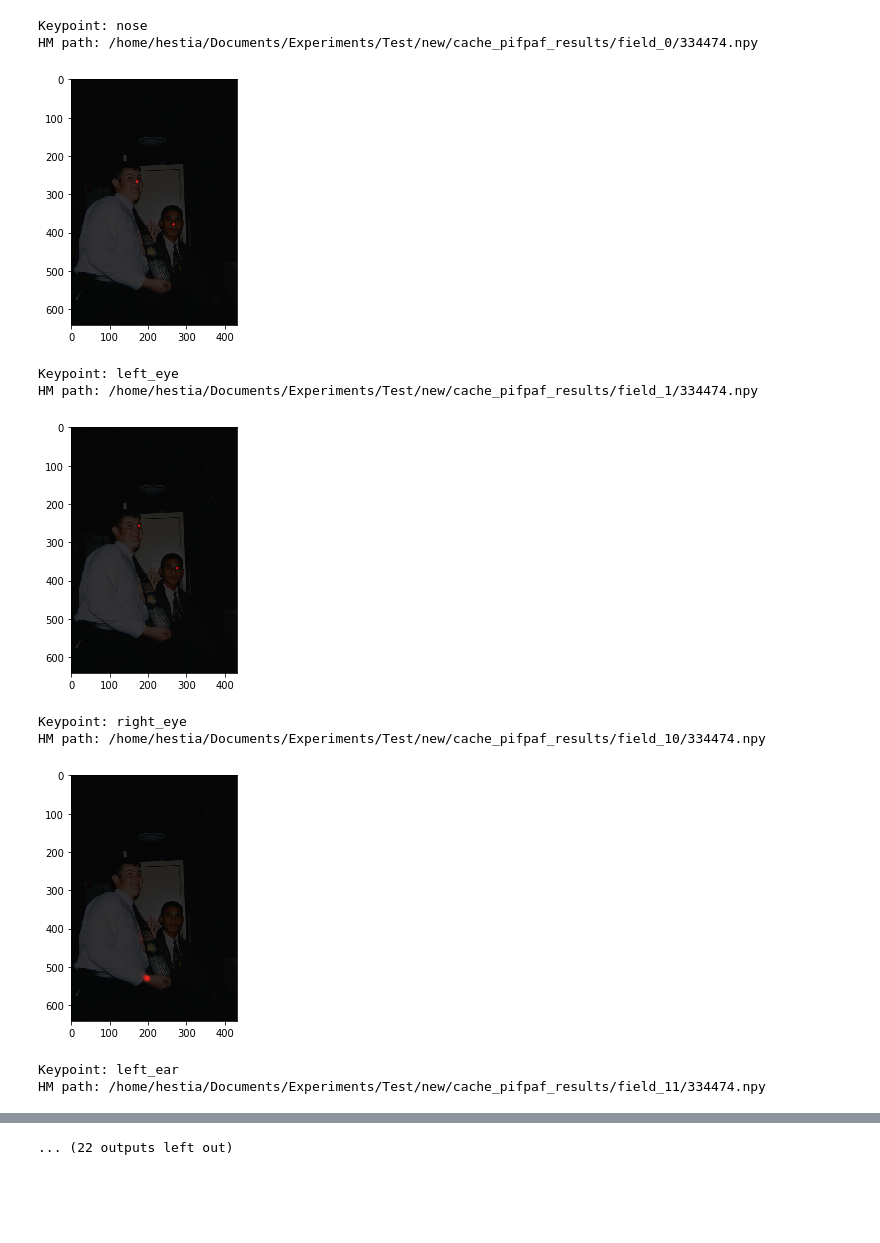
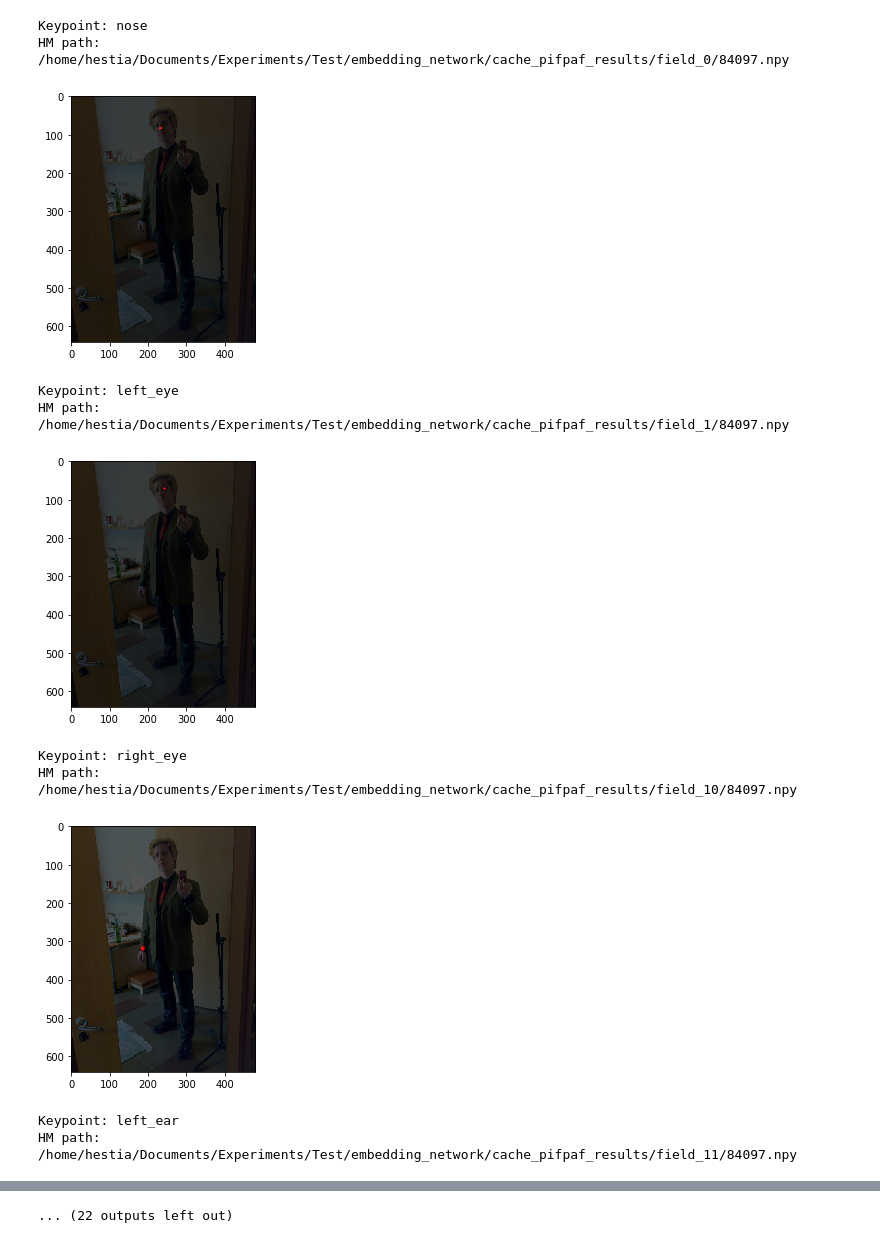
Before and after one commit to PaoloAto/embedding_network, a Jupyter notebook: Visualize.ipynb, the cells around one changed output, grey strips where cells are left out. Saved outputs shown, nothing was run; the diff lists cells and outputs as text; code cells hidden in the pictures; blank space fills up the shorter version.

```diff
--- a/Visualize.ipynb
+++ b/Visualize.ipynb
@@ -44,5 +44,5 @@ print(pil_img.size)
 # %%
-hr_hm = '/home/hestia/Documents/Experiments/Test/new/cache_pifpaf_results/field_16/72829.npy'
+hr_hm = '/home/hestia/Documents/Experiments/Test/embedding_network/cache_pifpaf_results/field_9/84097.npy'
 y = np.load(hr_hm)
 
 y.shape
@@ -72,9 +72,9 @@ names = [
 ]
 # %%
 #Visualize HR_PIF Heatmaps
-base = "/home/hestia/Documents/Experiments/Test/new/cached_images/coco_train/334474.jpg"
+base = "/home/hestia/Documents/Experiments/Test/embedding_network/cached_images/coco_train/84097.jpg"
 
-hr_hm = '/home/hestia/Documents/Experiments/Test/new/cache_pifpaf_results/field_*/334474.npy'
+hr_hm = '/home/hestia/Documents/Experiments/Test/embedding_network/cache_pifpaf_results/field_*/84097.npy'
 files = glob(hr_hm)
 files.sort()
 
@@ -96,40 +96,40 @@ for f,n in zip(files,names):
     b = to_tensor(b).permute(1,2,0).numpy()
 
 
 #     h1,w1,c = b.shape
 
 #     b = b.mean(axis=2)[:,:,None]
     red_y = red * y[:,:, None]
 
 #     b = to_tensor(b).mean(dim=0).numpy()
 #     h = min(h1,h2)
 #     w = min(w1,w2)
 
 #     print(n, f)
 
 #     v = 0.5 * b + 0.5 * red * b * y[:,:, None]
 
     v = 0.8 * red_y + 0.2 * b
     v = (v - v.min()) / (v.max()-v.min())
     io.imshow(v)
 
 
 #     io.imshow(0.7*y+0.3*b)
 #     io.imshow(0.7*y[:h,:w]+0.3*b[:h,:w])
 
     io.show()
 
 #     print(v.shape)
 #     print('-'*114)
 # %% [output]
 Keypoint: nose
-HM path: /home/hestia/Documents/Experiments/Test/new/cache_pifpaf_results/field_0/334474.npy
+HM path: /home/hestia/Documents/Experiments/Test/embedding_network/cache_pifpaf_results/field_0/84097.npy
-[figure, old version]
+[figure, new version]
 Keypoint: left_eye
-HM path: /home/hestia/Documents/Experiments/Test/new/cache_pifpaf_results/field_1/334474.npy
+HM path: /home/hestia/Documents/Experiments/Test/embedding_network/cache_pifpaf_results/field_1/84097.npy
-[figure, old version]
+[figure, new version]
 Keypoint: right_eye
-HM path: /home/hestia/Documents/Experiments/Test/new/cache_pifpaf_results/field_10/334474.npy
+HM path: /home/hestia/Documents/Experiments/Test/embedding_network/cache_pifpaf_results/field_10/84097.npy
-[figure, old version]
+[figure, new version]
 Keypoint: left_ear
-HM path: /home/hestia/Documents/Experiments/Test/new/cache_pifpaf_results/field_11/334474.npy
+HM path: /home/hestia/Documents/Experiments/Test/embedding_network/cache_pifpaf_results/field_11/84097.npy
```
Also changed, not shown: parts of 7 cells of this notebook, 24 other files.
